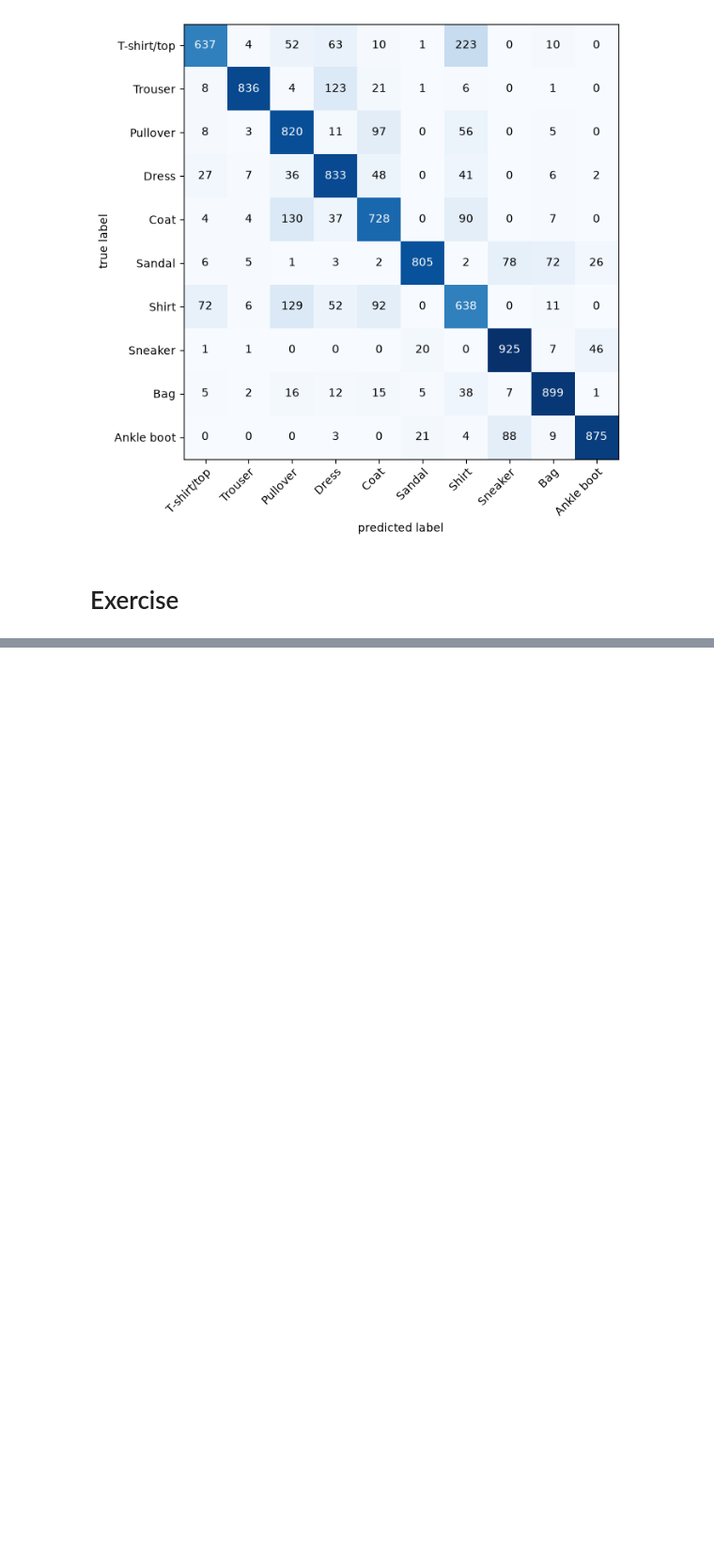
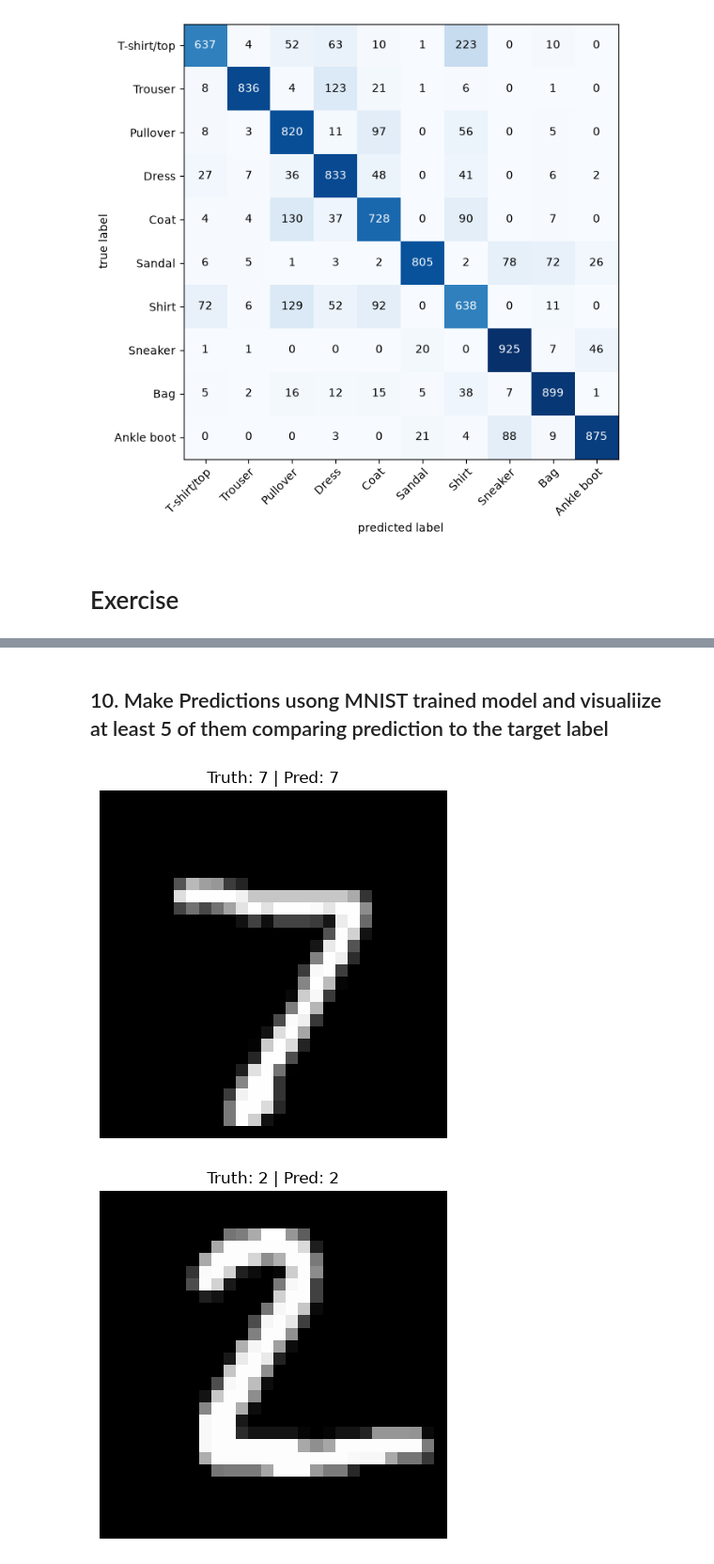
Before and after one commit to 94Akriti/DL-ML-USING-PYTORCH, a Jupyter notebook: Computer_Vision.ipynb, the cells around one changed output, grey strips where cells are left out. Shown at 94% size. Saved outputs shown, nothing was run; the diff lists cells and outputs as text; code cells hidden in the pictures; blank space fills up the shorter version.

```diff
--- a/Computer_Vision.ipynb
+++ b/Computer_Vision.ipynb
@@ -1137,0 +1254,5 @@ cuda
+# %%
+from torch.utils.data import DataLoader
+
+train_dataloader_E4 = DataLoader(dataset = train_data_E4, batch_size = 32, shuffle = True)
+test_dataloader_E4 = DataLoader(dataset = test_data_E4, batch_size =  32, shuffle = False)
@@ -1137,0 +1494,20 @@ cuda
+# %% [markdown]
+## 10. Make Predictions usong MNIST trained model and visualiize at least 5 of them comparing prediction to the target label
+# %%
+num_to_plot = 5
+
+for i in range(num_to_plot):
+  image = test_data_E4[i][0]
+  label = test_data_E4[i][1]
+
+  model_pred_logits = model_E4_gpu(image.unsqueeze(dim = 0).to(device))
+  model_pred_probs = torch.softmax(model_pred_logits, dim = 1)
+  model_pred_label = torch.argmax(model_pred_probs, dim = 1)
+
+  plt.figure()
+  plt.imshow(image.squeeze(), cmap="gray")
+  plt.title(f"Truth: {label} | Pred: {model_pred_label.cpu().item()}")
+  plt.axis(False)
+# %% [output]
+[figure, added]
+[figure, added]
```
Also changed, not shown: parts of 36 cells of this notebook.
